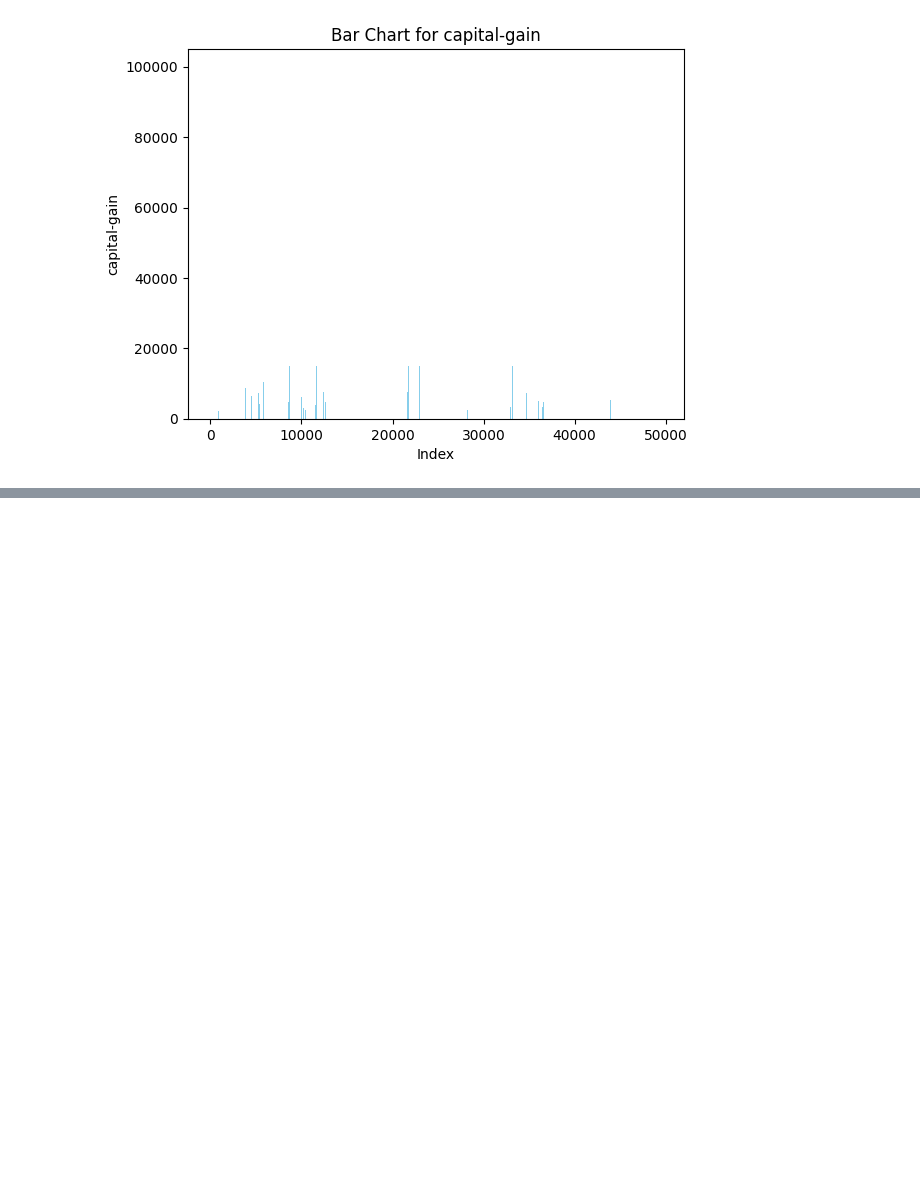
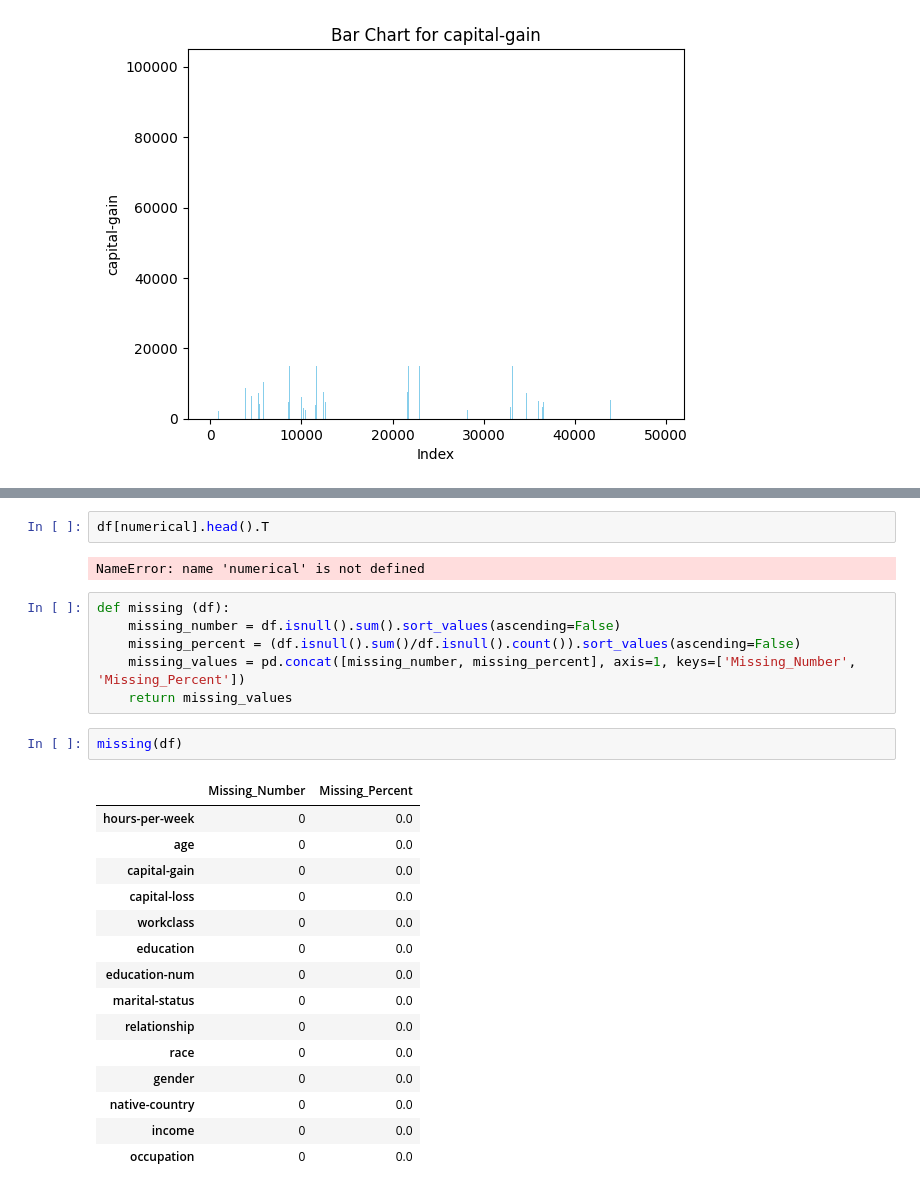
Before and after one commit to svenu38/trail, a Jupyter notebook: first.ipynb, the cells around one changed output, grey strips where cells are left out. Drawn from its saved outputs; the diff is of its cells as text; blank space fills up the shorter version.

```diff
--- a/first.ipynb
+++ b/first.ipynb
@@ -47,0 +91,28 @@ plt.show()
+# %%
+df[numerical].head().T
+# %% [output]
+NameError: name 'numerical' is not defined
+# %%
+def missing (df):
+    missing_number = df.isnull().sum().sort_values(ascending=False)
+    missing_percent = (df.isnull().sum()/df.isnull().count()).sort_values(ascending=False)
+    missing_values = pd.concat([missing_number, missing_percent], axis=1, keys=['Missing_Number', 'Missing_Percent'])
+    return missing_values
+# %%
+missing(df)
+# %% [output]
+|  | Missing_Number | Missing_Percent |
+| hours-per-week | 0 | 0.0 |
+| age | 0 | 0.0 |
+| capital-gain | 0 | 0.0 |
+| capital-loss | 0 | 0.0 |
+| workclass | 0 | 0.0 |
+| education | 0 | 0.0 |
+| education-num | 0 | 0.0 |
+| marital-status | 0 | 0.0 |
+| relationship | 0 | 0.0 |
+| race | 0 | 0.0 |
+| gender | 0 | 0.0 |
+| native-country | 0 | 0.0 |
+| income | 0 | 0.0 |
+| occupation | 0 | 0.0 |
```
Also changed, not shown: parts of 3 cells of this notebook, 1 other file.
